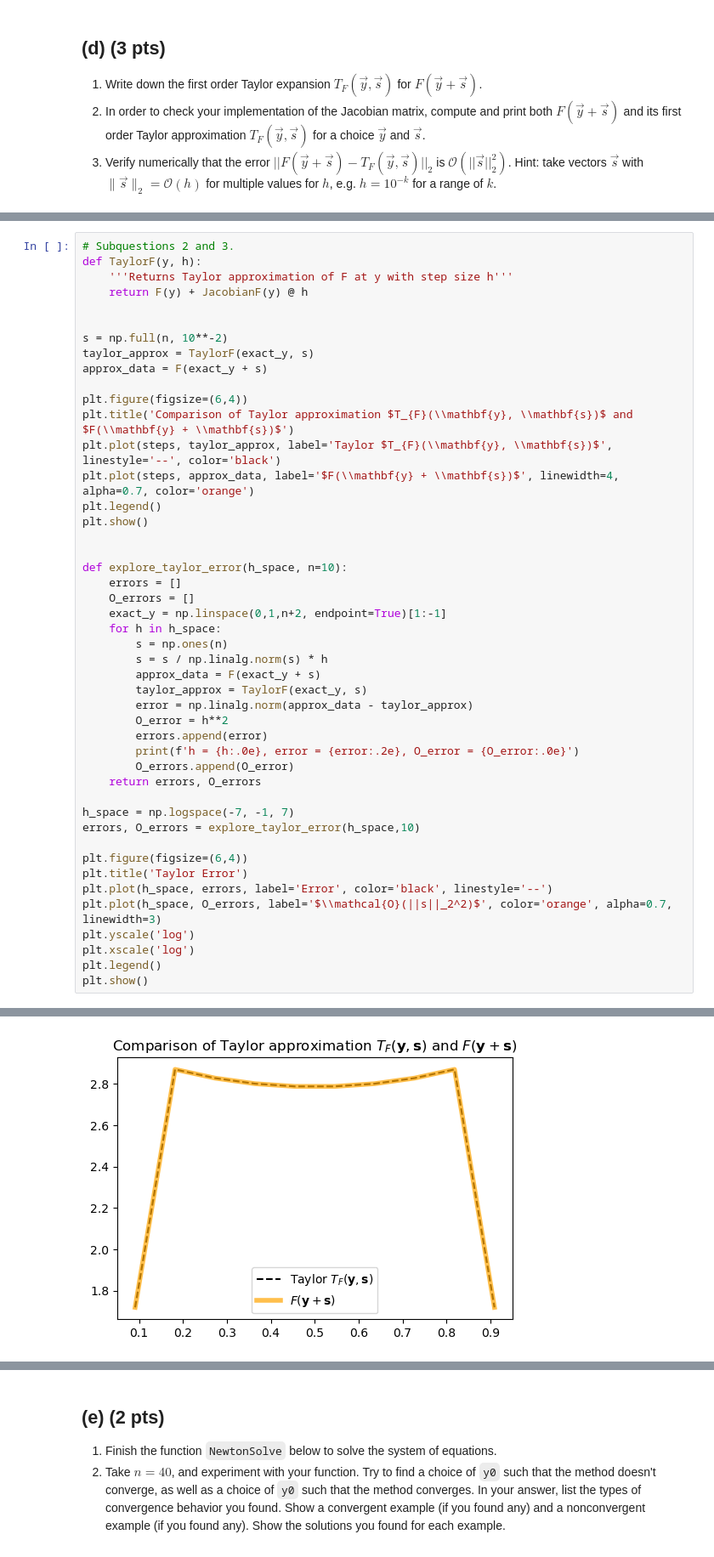
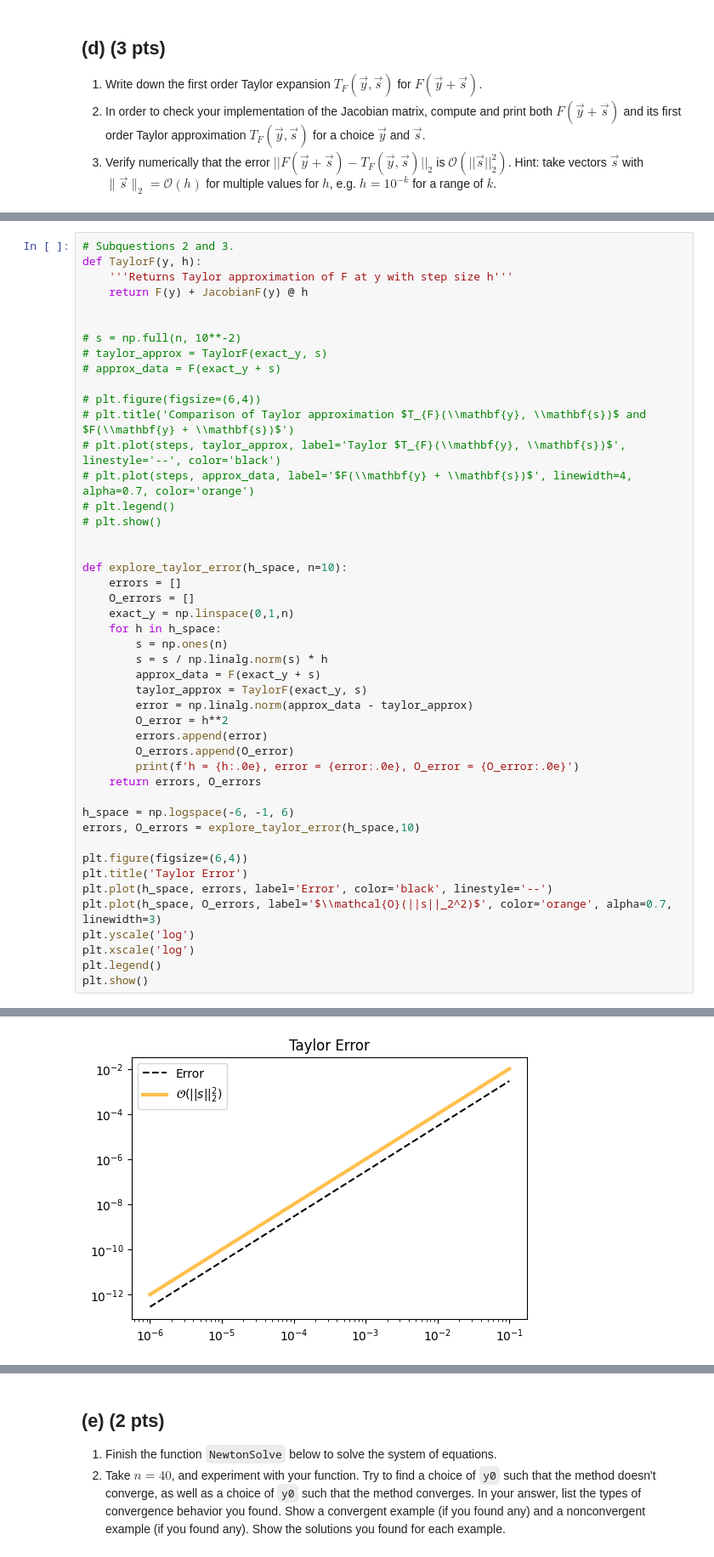
Before and after one commit to jonas4climate/na-assignment1, a Jupyter notebook: hw4_2023.ipynb, the cells around one changed output, grey strips where cells are left out. Shown at 85% size. Saved outputs shown, nothing was run; the diff lists cells and outputs as text.

```diff
--- a/hw4_2023.ipynb
+++ b/hw4_2023.ipynb
@@ -217,22 +211,22 @@ def TaylorF(y, h):
     return F(y) + JacobianF(y) @ h
 
 
-s = np.full(n, 10**-2)
-taylor_approx = TaylorF(exact_y, s)
-approx_data = F(exact_y + s)
+# s = np.full(n, 10**-2)
+# taylor_approx = TaylorF(exact_y, s)
+# approx_data = F(exact_y + s)
 
-plt.figure(figsize=(6,4))
-plt.title('Comparison of Taylor approximation $T_{F}(\\mathbf{y}, \\mathbf{s})$ and $F(\\mathbf{y} + \\mathbf{s})$')
-plt.plot(steps, taylor_approx, label='Taylor $T_{F}(\\mathbf{y}, \\mathbf{s})$', linestyle='--', color='black')
-plt.plot(steps, approx_data, label='$F(\\mathbf{y} + \\mathbf{s})$', linewidth=4, alpha=0.7, color='orange')
-plt.legend()
-plt.show()
+# plt.figure(figsize=(6,4))
+# plt.title('Comparison of Taylor approximation $T_{F}(\\mathbf{y}, \\mathbf{s})$ and $F(\\mathbf{y} + \\mathbf{s})$')
+# plt.plot(steps, taylor_approx, label='Taylor $T_{F}(\\mathbf{y}, \\mathbf{s})$', linestyle='--', color='black')
+# plt.plot(steps, approx_data, label='$F(\\mathbf{y} + \\mathbf{s})$', linewidth=4, alpha=0.7, color='orange')
+# plt.legend()
+# plt.show()
 
 
 def explore_taylor_error(h_space, n=10):
     errors = []
     O_errors = []
-    exact_y = np.linspace(0,1,n+2, endpoint=True)[1:-1]
+    exact_y = np.linspace(0,1,n)
     for h in h_space:
         s = np.ones(n)
         s = s / np.linalg.norm(s) * h
@@ -241,11 +235,11 @@ def explore_taylor_error(h_space, n=10):
         error = np.linalg.norm(approx_data - taylor_approx)
         O_error = h**2
         errors.append(error)
-        print(f'h = {h:.0e}, error = {error:.2e}, O_error = {O_error:.0e}')
         O_errors.append(O_error)
+        print(f'h = {h:.0e}, error = {error:.0e}, O_error = {O_error:.0e}')
     return errors, O_errors
 
-h_space = np.logspace(-7, -1, 7)
+h_space = np.logspace(-6, -1, 6)
 errors, O_errors = explore_taylor_error(h_space,10)
 
 plt.figure(figsize=(6,4))
@@ -260 +260 @@ plt.show()
-[figure, old version]
+[figure, new version]
```
Also changed, not shown: parts of 7 cells of this notebook, 3 other files.
